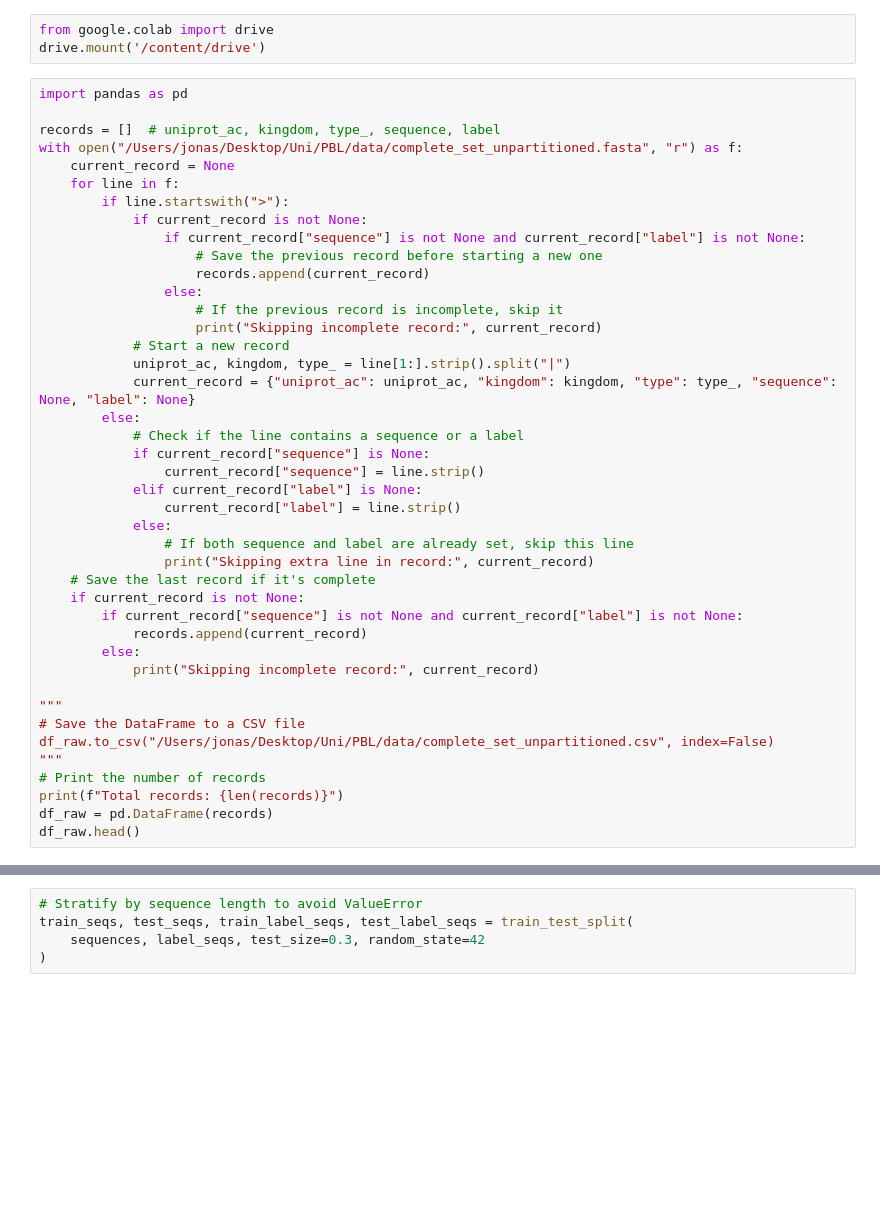
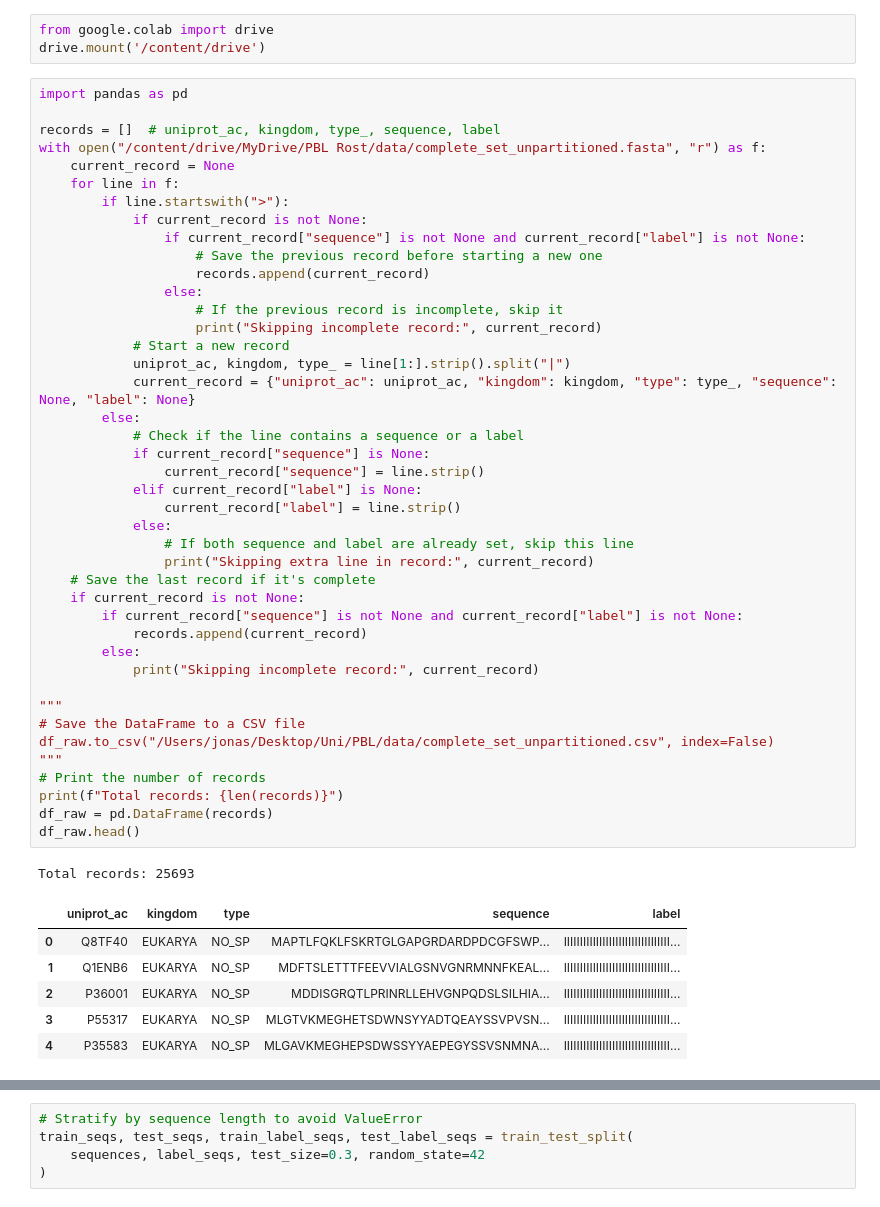
Before and after one commit to jonas-tfo/signal-peptide-prediction-models, a Jupyter notebook: multiclass/bert_sp_classifier_v6.ipynb, the cells around one changed output, grey strips where cells are left out. Cells and saved outputs as stored; diff of their text form; blank space fills up the shorter version.

```diff
--- a/multiclass/bert_sp_classifier_v6.ipynb
+++ b/multiclass/bert_sp_classifier_v6.ipynb
@@ -20,7 +20,7 @@ drive.mount('/content/drive')
 import pandas as pd
 
 records = []  # uniprot_ac, kingdom, type_, sequence, label
-with open("/Users/jonas/Desktop/Uni/PBL/data/complete_set_unpartitioned.fasta", "r") as f:
+with open("/content/drive/MyDrive/PBL Rost/data/complete_set_unpartitioned.fasta", "r") as f:
     current_record = None
     for line in f:
         if line.startswith(">"):
@@ -31,33 +31,41 @@ with open("/Users/jonas/Desktop/Uni/PBL/data/complete_set_unpartitioned.fasta",
                 else:
                     # If the previous record is incomplete, skip it
                     print("Skipping incomplete record:", current_record)
             # Start a new record
             uniprot_ac, kingdom, type_ = line[1:].strip().split("|")
             current_record = {"uniprot_ac": uniprot_ac, "kingdom": kingdom, "type": type_, "sequence": None, "label": None}
         else:
             # Check if the line contains a sequence or a label
             if current_record["sequence"] is None:
                 current_record["sequence"] = line.strip()
             elif current_record["label"] is None:
                 current_record["label"] = line.strip()
             else:
                 # If both sequence and label are already set, skip this line
                 print("Skipping extra line in record:", current_record)
     # Save the last record if it's complete
     if current_record is not None:
         if current_record["sequence"] is not None and current_record["label"] is not None:
             records.append(current_record)
         else:
             print("Skipping incomplete record:", current_record)
 
 """
 # Save the DataFrame to a CSV file
 df_raw.to_csv("/Users/jonas/Desktop/Uni/PBL/data/complete_set_unpartitioned.csv", index=False)
 """
 # Print the number of records
 print(f"Total records: {len(records)}")
 df_raw = pd.DataFrame(records)
 df_raw.head()
+# %% [output]
+Total records: 25693
+|  | uniprot_ac | kingdom | type | sequence | label |
+| 0 | Q8TF40 | EUKARYA | NO_SP | MAPTLFQKLFSKRTGLGAPGRDARDPDCGFSWP... | IIIIIIIIIIIIIIIIIIIIIIIIIIIIIIIII... |
+| 1 | Q1ENB6 | EUKARYA | NO_SP | MDFTSLETTTFEEVVIALGSNVGNRMNNFKEAL... | IIIIIIIIIIIIIIIIIIIIIIIIIIIIIIIII... |
+| 2 | P36001 | EUKARYA | NO_SP | MDDISGRQTLPRINRLLEHVGNPQDSLSILHIA... | IIIIIIIIIIIIIIIIIIIIIIIIIIIIIIIII... |
+| 3 | P55317 | EUKARYA | NO_SP | MLGTVKMEGHETSDWNSYYADTQEAYSSVPVSN... | IIIIIIIIIIIIIIIIIIIIIIIIIIIIIIIII... |
+| 4 | P35583 | EUKARYA | NO_SP | MLGAVKMEGHEPSDWSSYYAEPEGYSSVSNMNA... | IIIIIIIIIIIIIIIIIIIIIIIIIIIIIIIII... |
 # %%
 df = df_raw[~df_raw["label"].str.contains("P")]
 df.describe()
```
Also changed, not shown: parts of 7 cells of this notebook.
